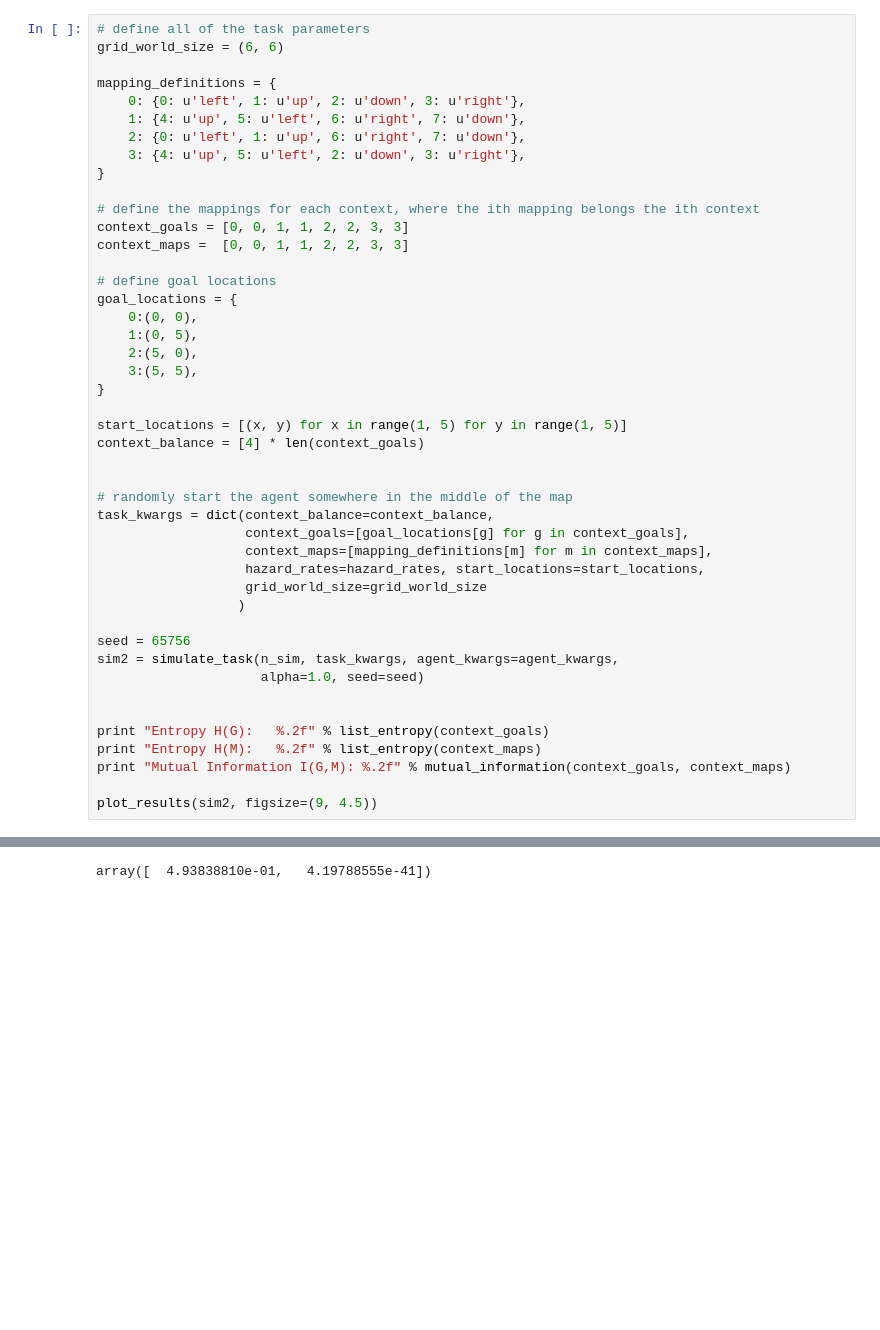
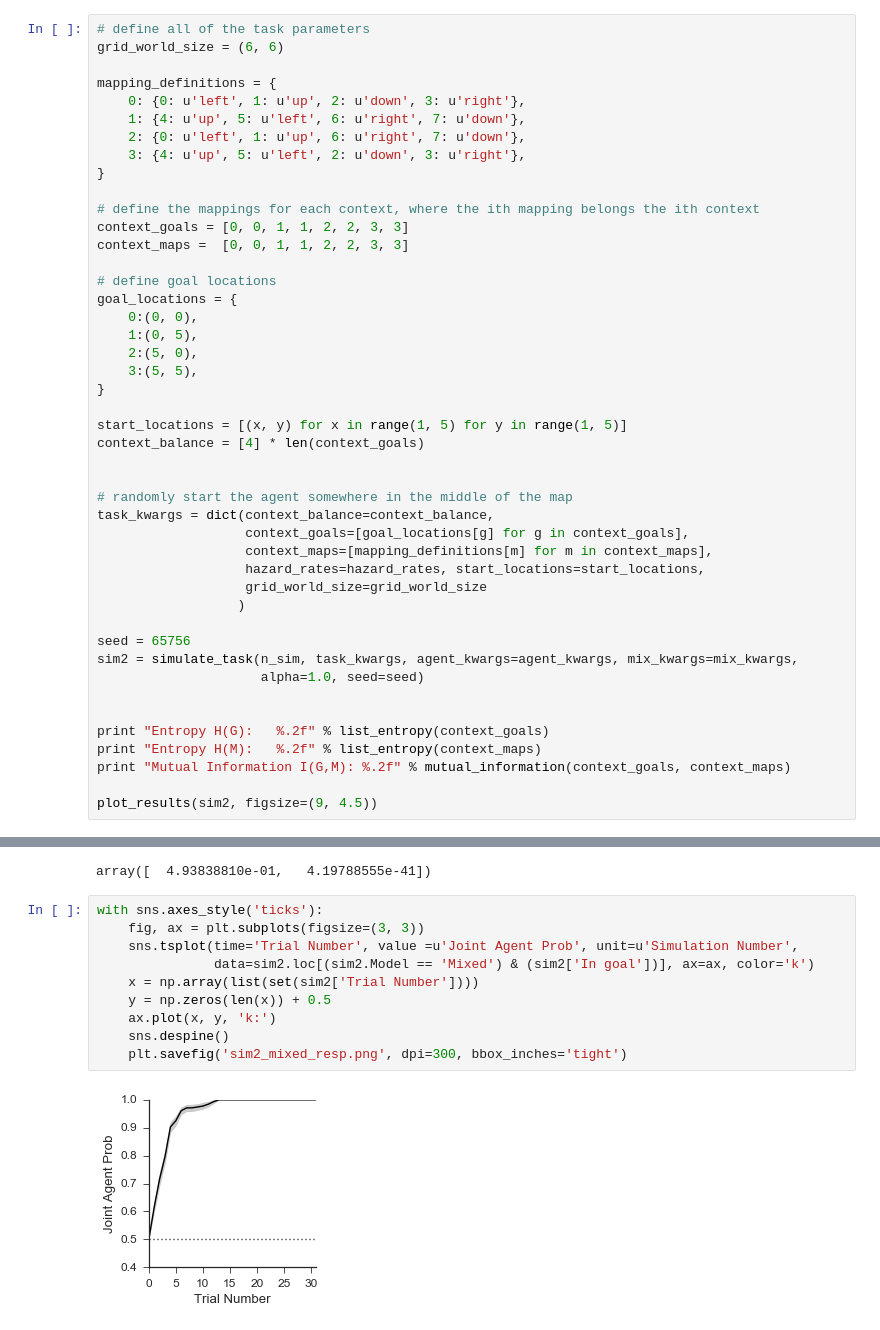
Before and after one commit to nicktfranklin/IndependentClusters, a Jupyter notebook: Demonstration - Meta agent.ipynb, the cells around one changed output, grey strips where cells are left out. Cells and saved outputs as stored; diff of their text form; blank space fills up the shorter version.

```diff
--- a/Demonstration - Meta agent.ipynb
+++ b/Demonstration - Meta agent.ipynb
@@ -312,7 +324,7 @@ task_kwargs = dict(context_balance=context_balance,
                   )
 
 seed = 65756
-sim2 = simulate_task(n_sim, task_kwargs, agent_kwargs=agent_kwargs,
+sim2 = simulate_task(n_sim, task_kwargs, agent_kwargs=agent_kwargs, mix_kwargs=mix_kwargs,
                      alpha=1.0, seed=seed)
 
 
@@ -487,3 +499,15 @@ sns.jointplot( x='Mutual Information', y='Joint Agent Prob', data=all_subj_sim2)
 result.pvalues
 # %% [output]
 array([  4.93838810e-01,   4.19788555e-41])
+# %%
+with sns.axes_style('ticks'):
+    fig, ax = plt.subplots(figsize=(3, 3))
+    sns.tsplot(time='Trial Number', value =u'Joint Agent Prob', unit=u'Simulation Number',
+               data=sim2.loc[(sim2.Model == 'Mixed') & (sim2['In goal'])], ax=ax, color='k')
+    x = np.array(list(set(sim2['Trial Number'])))
+    y = np.zeros(len(x)) + 0.5
+    ax.plot(x, y, 'k:')
+    sns.despine()
+    plt.savefig('sim2_mixed_resp.png', dpi=300, bbox_inches='tight')
+# %% [output]
+[figure, added]
```
Also changed, not shown: parts of 5 cells of this notebook, 2 other files.
